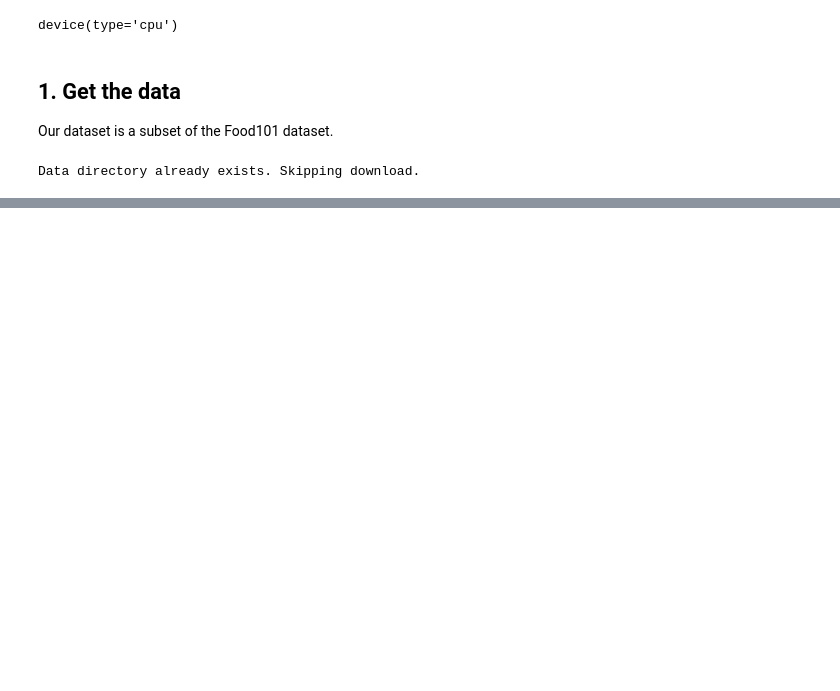
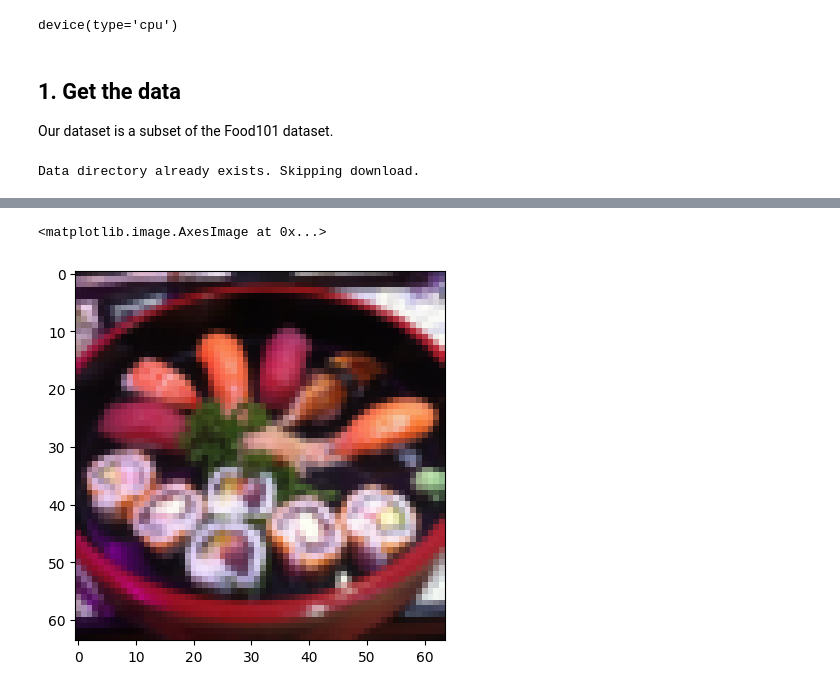
Before and after one commit to bpiaple/PyTorch-Course, a Jupyter notebook: 04_custom_datasets/04_custum_dataset.ipynb, the cells around one changed output, grey strips where cells are left out. Saved outputs shown, nothing was run; the diff lists cells and outputs as text; code cells hidden in the pictures; blank space fills up the shorter version.

```diff
--- a/04_custom_datasets/04_custum_dataset.ipynb
+++ b/04_custom_datasets/04_custum_dataset.ipynb
@@ -52,0 +160,22 @@ Data directory already exists. Skipping download.
+# %%
+# Write a transform for image
+data_transform = transforms.Compose([
+    # Convert the image to a PyTorch tensor
+    transforms.ToImage(),
+
+    # Resize the images to (64, 64) (H x W)
+    transforms.Resize((64, 64)),
+
+    # Flip the data randomly on the horizontal axis
+    transforms.RandomHorizontalFlip(),
+
+    # Change the type of the data to PyTorch tensor to float32
+    transforms.ToDtype(torch.float32, scale=True),
+
+    # Normalize the image
+    # transforms.Normalize(mean=[0.485, 0.456, 0.406],
+    #                      std=[0.229, 0.224, 0.225]),
+
+    # Convert the image to a PyTorch tensor
+    transforms.ToImage(),
+])
@@ -52,0 +202,9 @@ Data directory already exists. Skipping download.
+# %%
+from matplotlib.pyplot import imshow
+
+# Transform the image and transpose the array
+transformed_img = (data_transform(img).permute(1, 2, 0))
+imshow(transformed_img)
+# %% [output]
+<matplotlib.image.AxesImage at 0x...>
+[figure, added]
```
Also changed, not shown: parts of 108 cells of this notebook.
